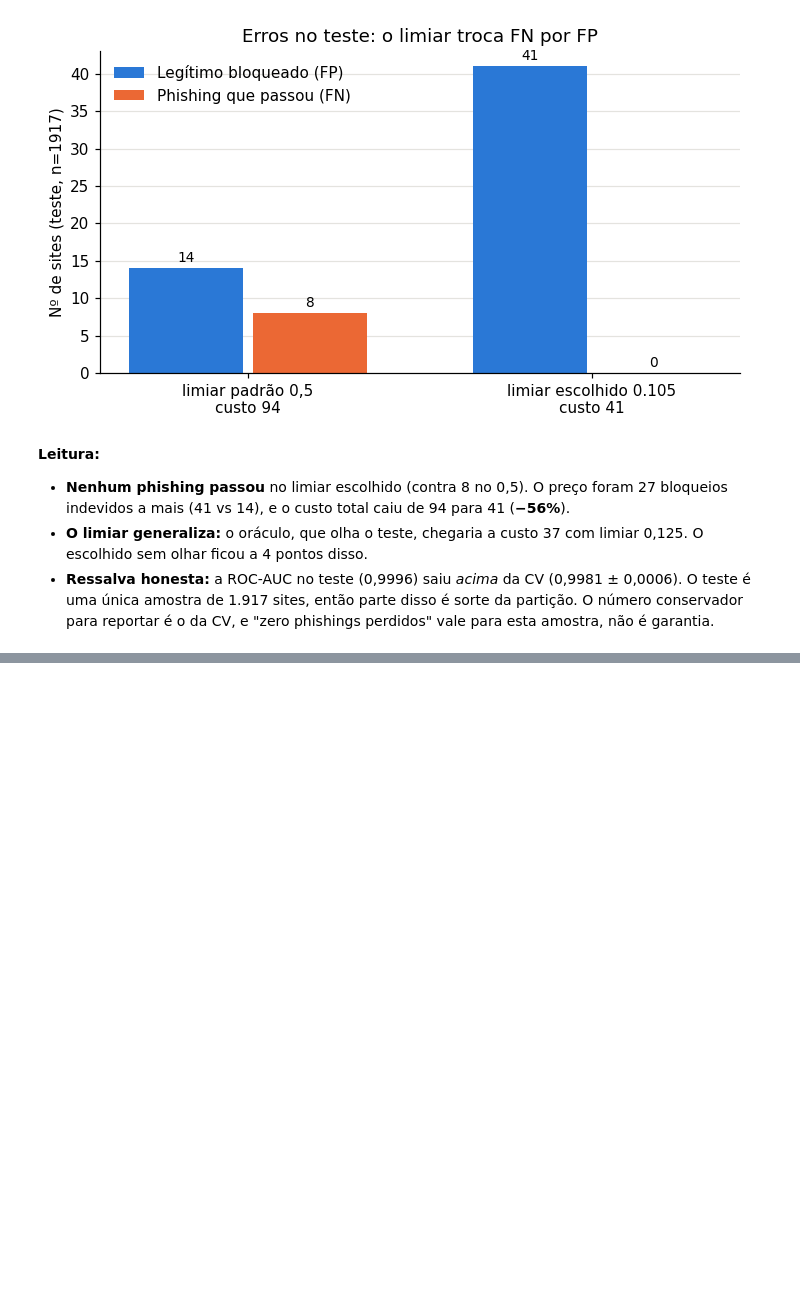
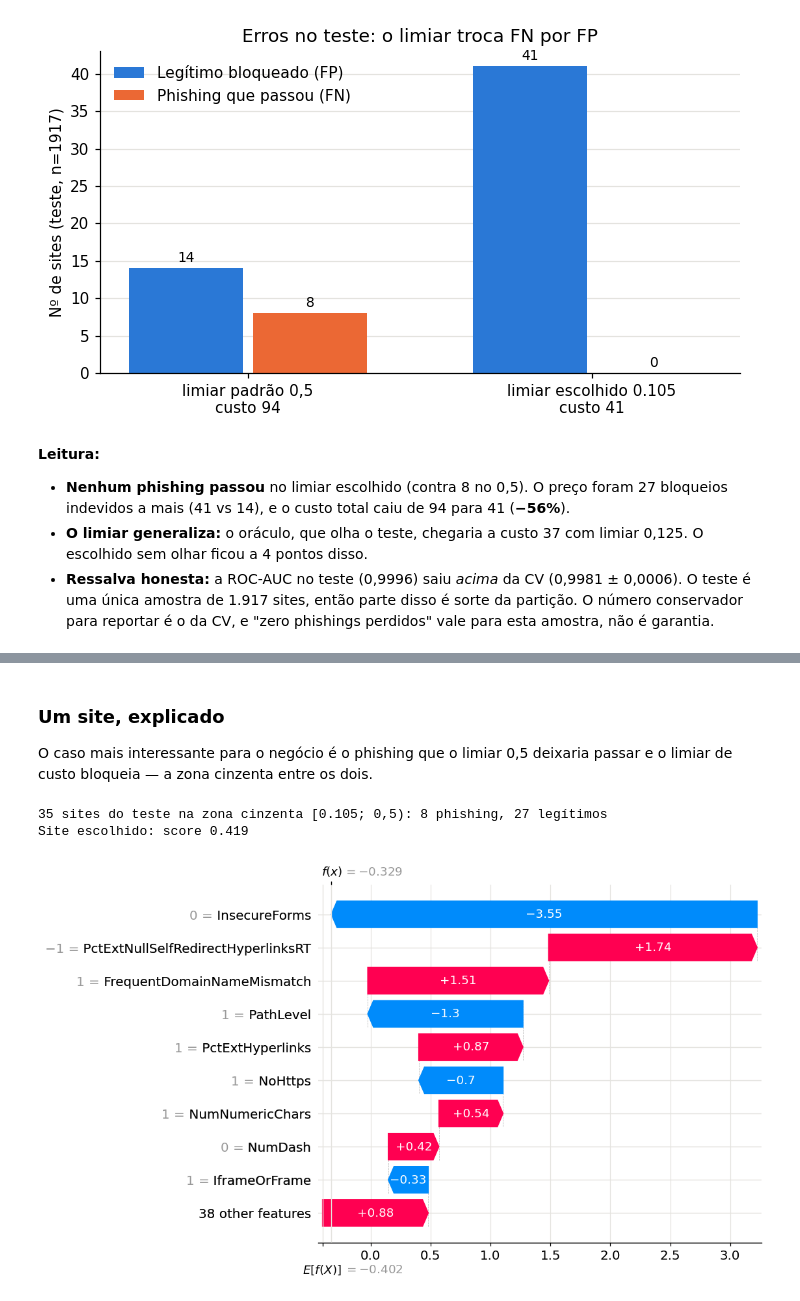
Before and after one commit to IsaqueCosta1/Phishing_Detector, a Jupyter notebook: notebooks/02_modelagem_e_avaliacao.ipynb, the cells around one changed output, grey strips where cells are left out. Drawn from its saved outputs; the diff is of its cells as text; code cells hidden in the pictures; blank space fills up the shorter version.

```diff
--- a/notebooks/02_modelagem_e_avaliacao.ipynb
+++ b/notebooks/02_modelagem_e_avaliacao.ipynb
@@ -248,0 +378,23 @@ plt.show()
+# %% [markdown]
+### Um site, explicado
+
+O caso mais interessante para o negócio é o phishing que o limiar 0,5 deixaria
+passar e o limiar de custo bloqueia — a zona cinzenta entre os dois.
+# %%
+scores_te = modelo_final.predict_proba(X_te)[:, 1]
+cinza = (scores_te >= limiar) & (scores_te < 0.5)
+print(f"{cinza.sum()} sites do teste na zona cinzenta [{limiar:.3f}; 0,5): "
+      f"{int(y_te[cinza].sum())} phishing, {int((1 - y_te[cinza]).sum())} legítimos")
+
+# Entre os phishings da zona cinzenta, o de maior score
+candidatos = np.flatnonzero(cinza & (y_te.to_numpy() == 1))
+i = candidatos[scores_te[candidatos].argmax()]
+print(f"Site escolhido: score {scores_te[i]:.3f}")
+
+shap.plots.waterfall(interpret.shap_explanation(modelo_final, X_te.iloc[[i]])[0],
+                     max_display=10, show=False)
+plt.show()
+# %% [output]
+35 sites do teste na zona cinzenta [0.105; 0,5): 8 phishing, 27 legítimos
+Site escolhido: score 0.419
+[figure, added]
```
Also changed, not shown: parts of 13 cells of this notebook, 7 other files.
